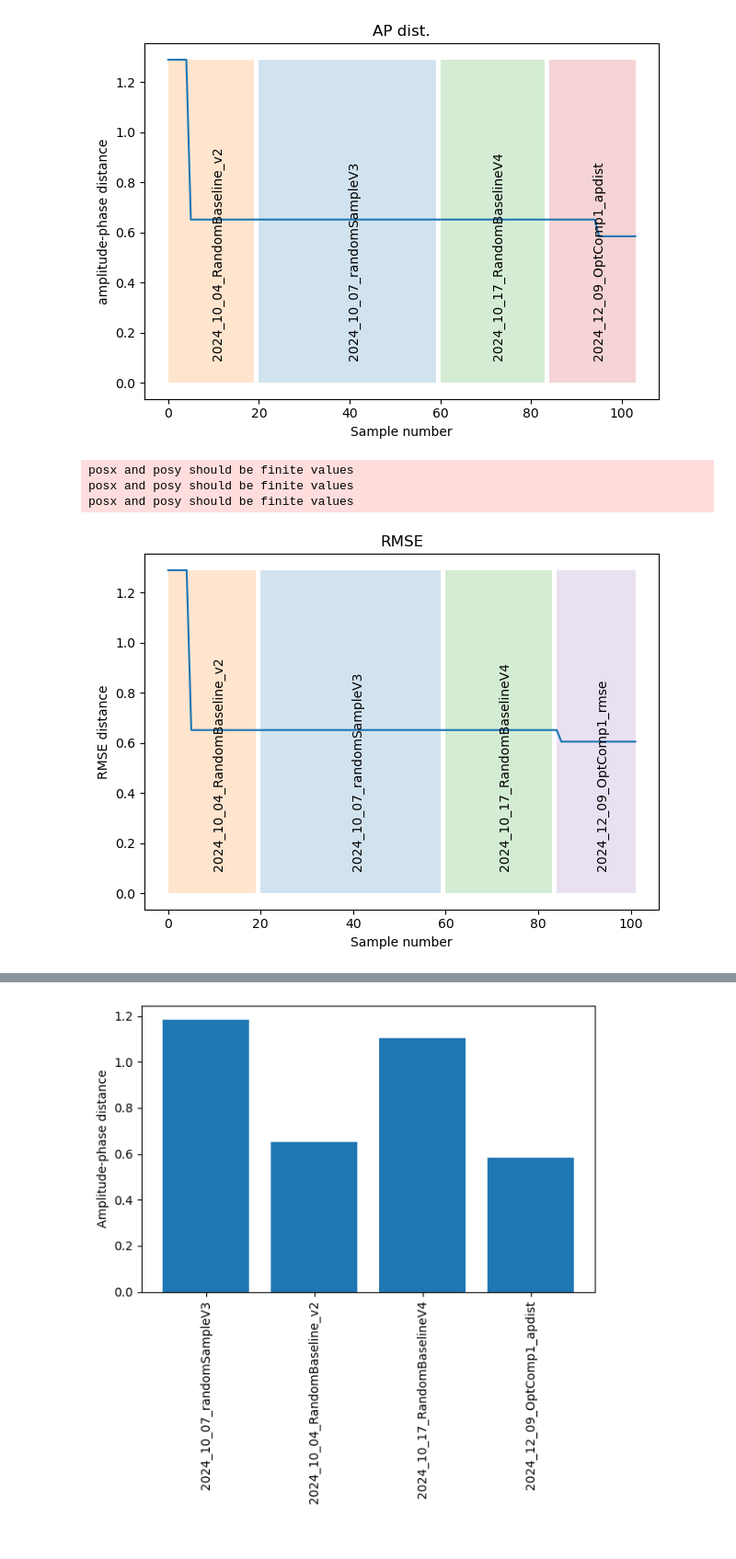
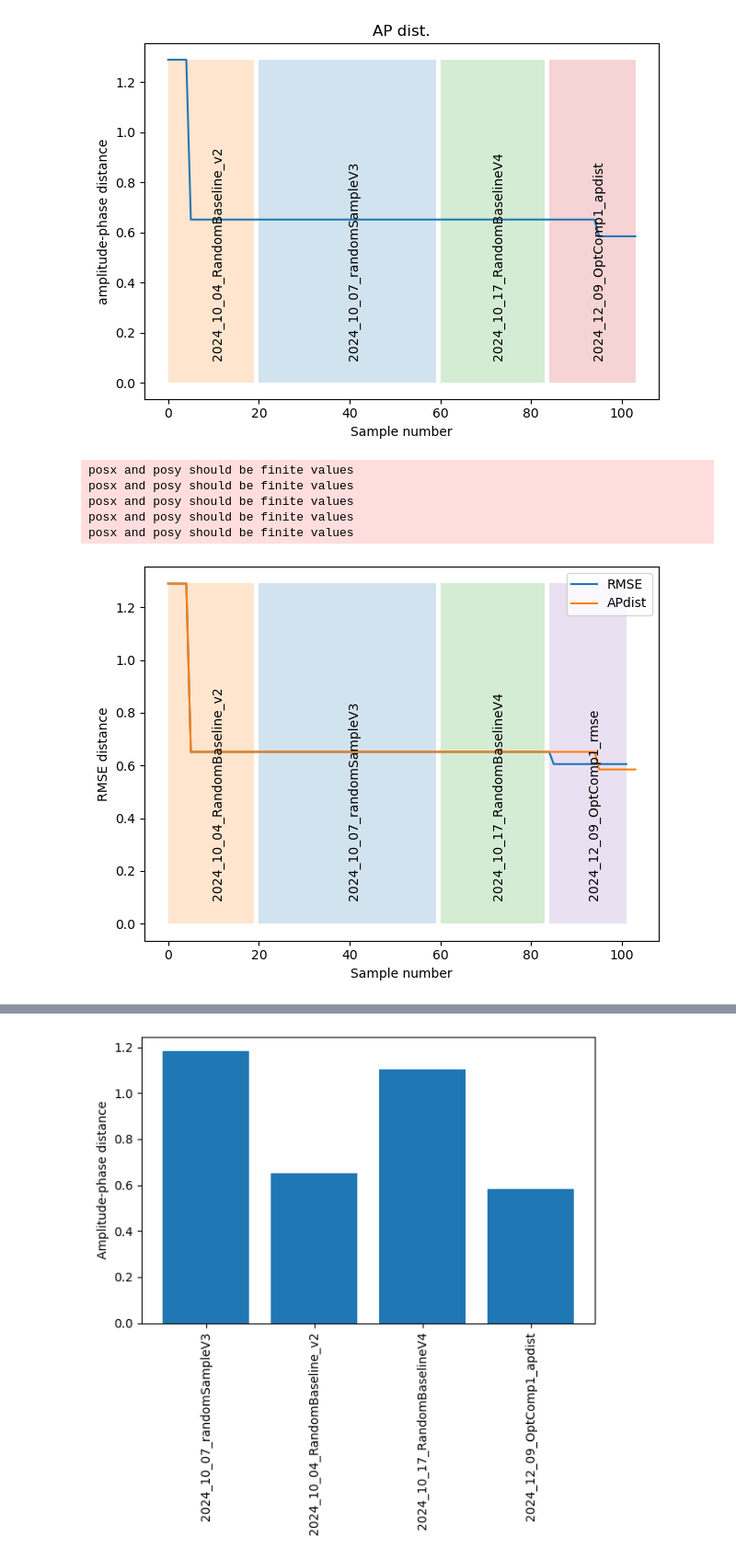
Before and after one commit to pozzo-research-group/silica-np-synthesis, a Jupyter notebook: OptimizationRound1/2024_12_11_DistCompare_round2/stober_data_aggregation.ipynb, the cells around one changed output, grey strips where cells are left out. Shown at 92% size. Drawn from its saved outputs; the diff is of its cells as text; code cells hidden in the pictures.

```diff
--- a/OptimizationRound1/2024_12_11_DistCompare_round2/stober_data_aggregation.ipynb
+++ b/OptimizationRound1/2024_12_11_DistCompare_round2/stober_data_aggregation.ipynb
@@ -15,17 +15,17 @@ import numpy as np
 # %% [markdown]
 ## Load synthesis files
 # %%
-synthesis_files = ['/home/bgpelkie/Code/silica-np-synthesis/2024_10_04_RandomBaseline_v2/Sample_table_2024_10_04_randomsampleV2.csv',
-                   '/home/bgpelkie/Code/silica-np-synthesis/2024_10_07_randomSampleV3/Sample_table_2024_10_07_randomsampleV3.csv',
-                   '/home/bgpelkie/Code/silica-np-synthesis/2024_10_17_RandomBaselineV4/Sample_table_2024_10_17_RandomBaselineV4.csv',
-                   '/home/bgpelkie/Code/silica-np-synthesis/2024_12_09_DistCompare_round1/Sample_table_2024_12_09_CompareOptRound1_apdist.csv',
-                   '/home/bgpelkie/Code/silica-np-synthesis/2024_12_09_DistCompare_round1/Sample_table_2024_12_09_CompareOptRound1_rmsedist.csv']
+synthesis_files = ['/home/bgpelkie/Code/silica-np-synthesis/OptimizationRound1/2024_10_04_RandomBaseline_v2/Sample_table_2024_10_04_randomsampleV2.csv',
+                   '/home/bgpelkie/Code/silica-np-synthesis/OptimizationRound1/2024_10_07_randomSampleV3/Sample_table_2024_10_07_randomsampleV3.csv',
+                   '/home/bgpelkie/Code/silica-np-synthesis/OptimizationRound1/2024_10_17_RandomBaselineV4/Sample_table_2024_10_17_RandomBaselineV4.csv',
+                   '/home/bgpelkie/Code/silica-np-synthesis/OptimizationRound1/2024_12_09_DistCompare_round1/Sample_table_2024_12_09_CompareOptRound1_apdist.csv',
+                   '/home/bgpelkie/Code/silica-np-synthesis/OptimizationRound1/2024_12_09_DistCompare_round1/Sample_table_2024_12_09_CompareOptRound1_rmsedist.csv']
 # %%
-fp2name = {'/home/bgpelkie/Code/silica-np-synthesis/2024_10_07_randomSampleV3/Sample_table_2024_10_07_randomsampleV3.csv':'2024_10_07_randomSampleV3',
-           '/home/bgpelkie/Code/silica-np-synthesis/2024_10_04_RandomBaseline_v2/Sample_table_2024_10_04_randomsampleV2.csv':'2024_10_04_RandomBaseline_v2',
-           '/home/bgpelkie/Code/silica-np-synthesis/2024_10_17_RandomBaselineV4/Sample_table_2024_10_17_RandomBaselineV4.csv':'2024_10_17_RandomBaselineV4',
-           '/home/bgpelkie/Code/silica-np-synthesis/2024_12_09_DistCompare_round1/Sample_table_2024_12_09_CompareOptRound1_apdist.csv':'2024_12_09_OptComp1_apdist',
-           '/home/bgpelkie/Code/silica-np-synthesis/2024_12_09_DistCompare_round1/Sample_table_2024_12_09_CompareOptRound1_rmsedist.csv':'2024_12_09_OptComp1_rmse'
+fp2name = {'/home/bgpelkie/Code/silica-np-synthesis/OptimizationRound1/2024_10_07_randomSampleV3/Sample_table_2024_10_07_randomsampleV3.csv':'2024_10_07_randomSampleV3',
+           '/home/bgpelkie/Code/silica-np-synthesis/OptimizationRound1/2024_10_04_RandomBaseline_v2/Sample_table_2024_10_04_randomsampleV2.csv':'2024_10_04_RandomBaseline_v2',
+           '/home/bgpelkie/Code/silica-np-synthesis/OptimizationRound1/2024_10_17_RandomBaselineV4/Sample_table_2024_10_17_RandomBaselineV4.csv':'2024_10_17_RandomBaselineV4',
+           '/home/bgpelkie/Code/silica-np-synthesis/OptimizationRound1/2024_12_09_DistCompare_round1/Sample_table_2024_12_09_CompareOptRound1_apdist.csv':'2024_12_09_OptComp1_apdist',
+           '/home/bgpelkie/Code/silica-np-synthesis/OptimizationRound1/2024_12_09_DistCompare_round1/Sample_table_2024_12_09_CompareOptRound1_rmsedist.csv':'2024_12_09_OptComp1_rmse'
           }
 # %% [markdown]
 ## split apdist and rmse uuids
@@ -329,13 +329,13 @@ for name in fp2name.values():
             name_bounds_apdist[name].append(count)
         count += 1
 # %%
-best_distances = []
+best_distances_apdist = []
 for i, row in synth_table_apdist.iterrows():
     dist = row['ap_distance']
-    if len(best_distances) == 0:
-        best_distances.append(dist)
+    if len(best_distances_apdist) == 0:
+        best_distances_apdist.append(dist)
     else:
-        best_distances.append(min(best_distances[-1], dist))
+        best_distances_apdist.append(min(best_distances_apdist[-1], dist))
 # %%
 fig, ax = plt.subplots()
 
@@ -378,23 +378,28 @@ for i, row in synth_table_rmse.iterrows():
 # %%
 fig, ax = plt.subplots()
 
 for name, bounds in name_bounds_rmse.items():
     ax.fill_between(bounds, 0, max(best_distances), alpha = 0.2)
     ax.text(np.mean(bounds), 0.1, name, rotation = 'vertical')
-ax.plot(best_distances)
+ax.plot(best_distances, label = 'RMSE')
+ax.plot(best_distances_apdist, label = 'APdist')
+ax.legend()
+
 
 
 ax.set_xlabel('Sample number')
 ax.set_ylabel('RMSE distance')
-ax.set_title('RMSE')
+#ax.set_title('RMSE')
 
 plt.tight_layout()
-#plt.savefig('Campaign_convergence_plot.png', dpi = 300)
+plt.savefig('Campaign_convergence_plot_Distcompare120.png', dpi = 300)
 # %% [output]
 posx and posy should be finite values
 posx and posy should be finite values
 posx and posy should be finite values
+posx and posy should be finite values
+posx and posy should be finite values
-[figure, old version]
+[figure, new version]
 # %%
 synth_table_rmse
 # %% [output]
```
Also changed, not shown: parts of 1 cell of this notebook, 24 other files.
